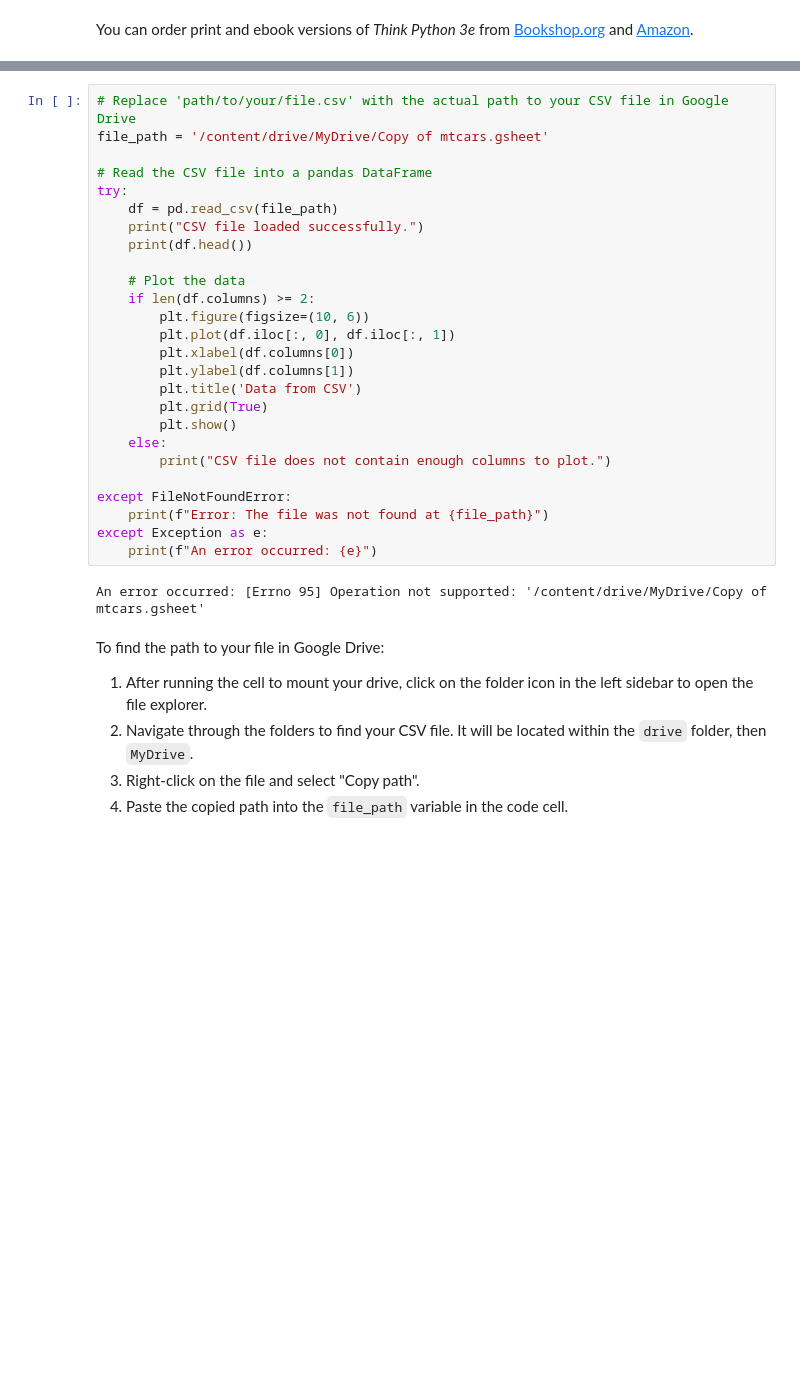
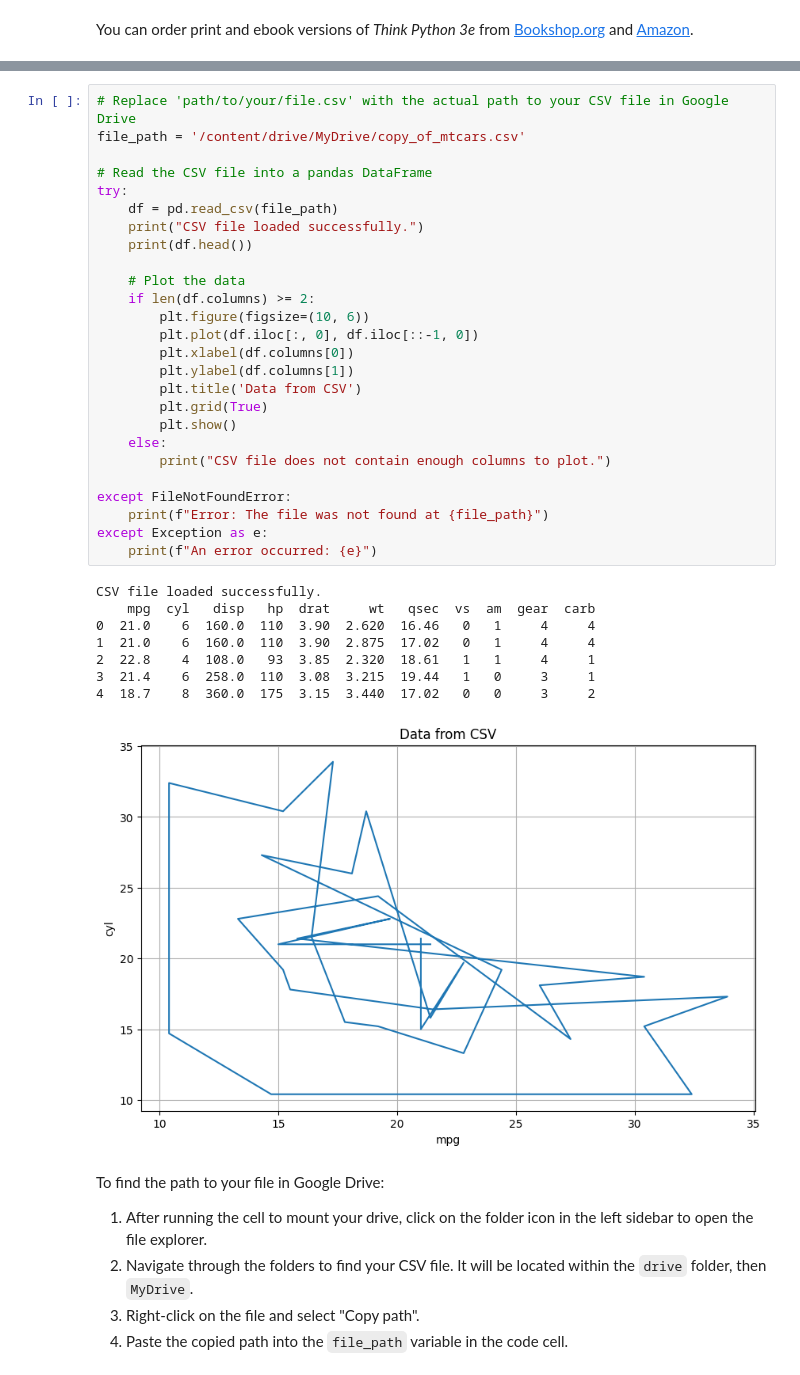
Before and after one commit to bertramwooster/ThinkPython, a Jupyter notebook: chapters/chap14.ipynb, the cells around one changed output, grey strips where cells are left out. Drawn from its saved outputs; the diff is of its cells as text; blank space fills up the shorter version.

```diff
--- a/chapters/chap14.ipynb
+++ b/chapters/chap14.ipynb
@@ -30,31 +35,38 @@ Drive already mounted at /content/drive; to attempt to forcibly remount, call dr
 # %%
 # Replace 'path/to/your/file.csv' with the actual path to your CSV file in Google Drive
-file_path = '/content/drive/MyDrive/Copy of mtcars.gsheet'
+file_path = '/content/drive/MyDrive/copy_of_mtcars.csv'
 
 # Read the CSV file into a pandas DataFrame
 try:
     df = pd.read_csv(file_path)
     print("CSV file loaded successfully.")
     print(df.head())
 
     # Plot the data
     if len(df.columns) >= 2:
         plt.figure(figsize=(10, 6))
-        plt.plot(df.iloc[:, 0], df.iloc[:, 1])
+        plt.plot(df.iloc[:, 0], df.iloc[::-1, 0])
         plt.xlabel(df.columns[0])
         plt.ylabel(df.columns[1])
         plt.title('Data from CSV')
         plt.grid(True)
         plt.show()
     else:
         print("CSV file does not contain enough columns to plot.")
 
 except FileNotFoundError:
     print(f"Error: The file was not found at {file_path}")
 except Exception as e:
     print(f"An error occurred: {e}")
 # %% [output]
-An error occurred: [Errno 95] Operation not supported: '/content/drive/MyDrive/Copy of mtcars.gsheet'
+CSV file loaded successfully.
+    mpg  cyl   disp   hp  drat     wt   qsec  vs  am  gear  carb
+0  21.0    6  160.0  110  3.90  2.620  16.46   0   1     4     4
+1  21.0    6  160.0  110  3.90  2.875  17.02   0   1     4     4
+2  22.8    4  108.0   93  3.85  2.320  18.61   1   1     4     1
+3  21.4    6  258.0  110  3.08  3.215  19.44   1   0     3     1
+4  18.7    8  360.0  175  3.15  3.440  17.02   0   0     3     2
+[figure, added]
 # %% [markdown]
 To find the path to your file in Google Drive:
 
```
Also changed, not shown: parts of 3 cells of this notebook.
